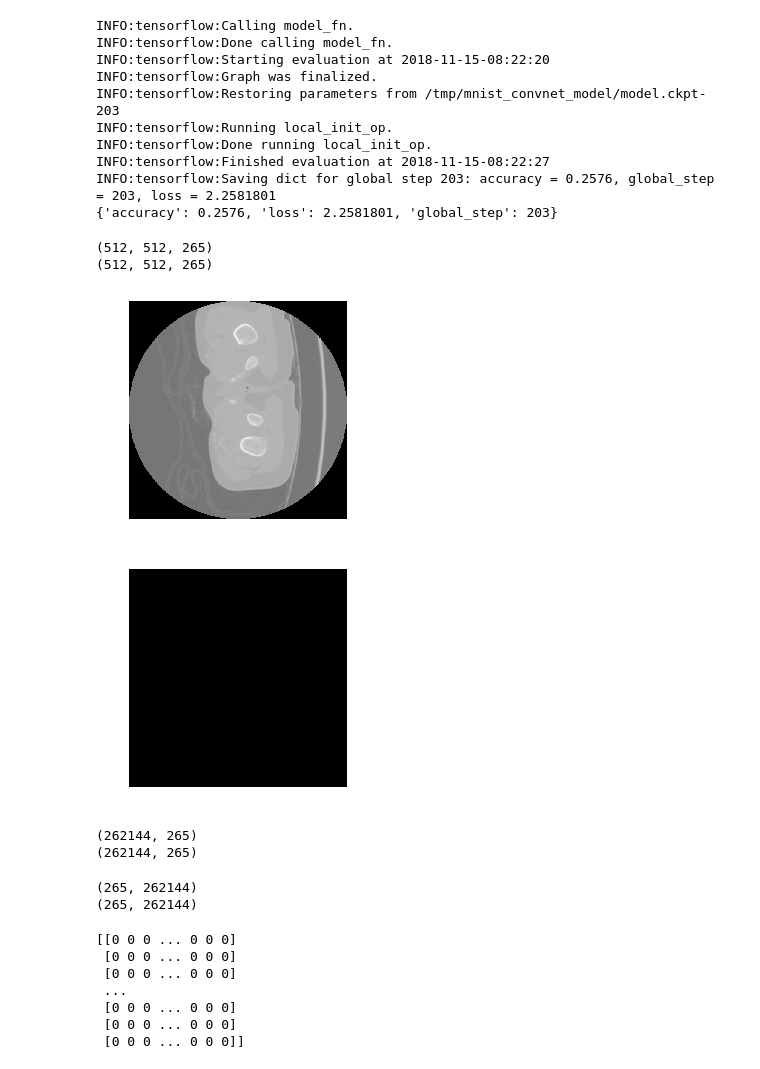
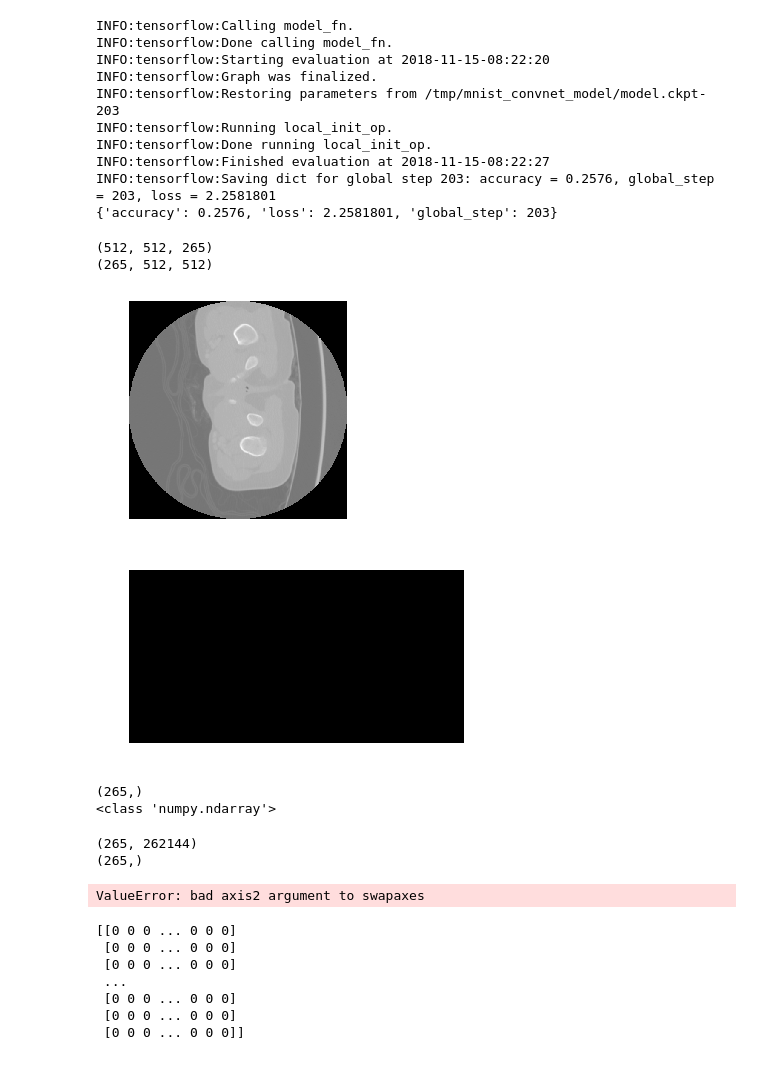
Before and after one commit to bpang97/dl_tutorial, a Jupyter notebook: code/mnist_test.ipynb, the cells around one changed output. Drawn from its saved outputs; the diff is of its cells as text; code cells hidden in the pictures.

```diff
--- a/code/mnist_test.ipynb
+++ b/code/mnist_test.ipynb
@@ -171,13 +174,15 @@ image_load, header2 = nrrd.read('../data/1241031155/9.40CHESTABDPELVIS.nrrd')
 # %%
 image = image_load
 labeldata = labeldata_load
+
+labeldata = np.swapaxes(labeldata, 0, 2)
 
 print(image.shape)
 print(labeldata.shape)
 imshow(image)
 imshow(labeldata)
 # %% [output]
 (512, 512, 265)
-(512, 512, 265)
+(265, 512, 512)
 [figure]
-[figure, old version]
+[figure, new version]
@@ -184,19 +194,28 @@ imshow(labeldata)
+# %%
+# for idx, n in enumerate(lbl_arr):
+#     print(idx, n)
+
+print(lbl_arr.shape)
+print(type(lbl_arr))
+# %% [output]
+(265,)
+<class 'numpy.ndarray'>
 # %%
 image = image.reshape(-1, image.shape[-1])
-labeldata = labeldata.reshape(-1, labeldata.shape[-1])
+image = np.swapaxes(image, 0, 1)
+
 print(image.shape)
-print(labeldata.shape)
+print(lbl_arr.shape)
 # %% [output]
-(262144, 265)
-(262144, 265)
+(265, 262144)
+(265,)
 # %%
-image = np.swapaxes(image, 0, 1)
-labeldata = np.swapaxes(labeldata, 0, 1)
+image = np.swapaxes(image, 0, 2)
+labeldata = np.swapaxes(labeldata, 0, 2)
 print(image.shape)
 print(labeldata.shape)
 # %% [output]
-(265, 262144)
-(265, 262144)
+ValueError: bad axis2 argument to swapaxes
 # %%
 #todo: adapt existing cnn creation function for neuroblastoma data
 # %%
```
Also changed, not shown: parts of 2 cells of this notebook, 1 other file.
